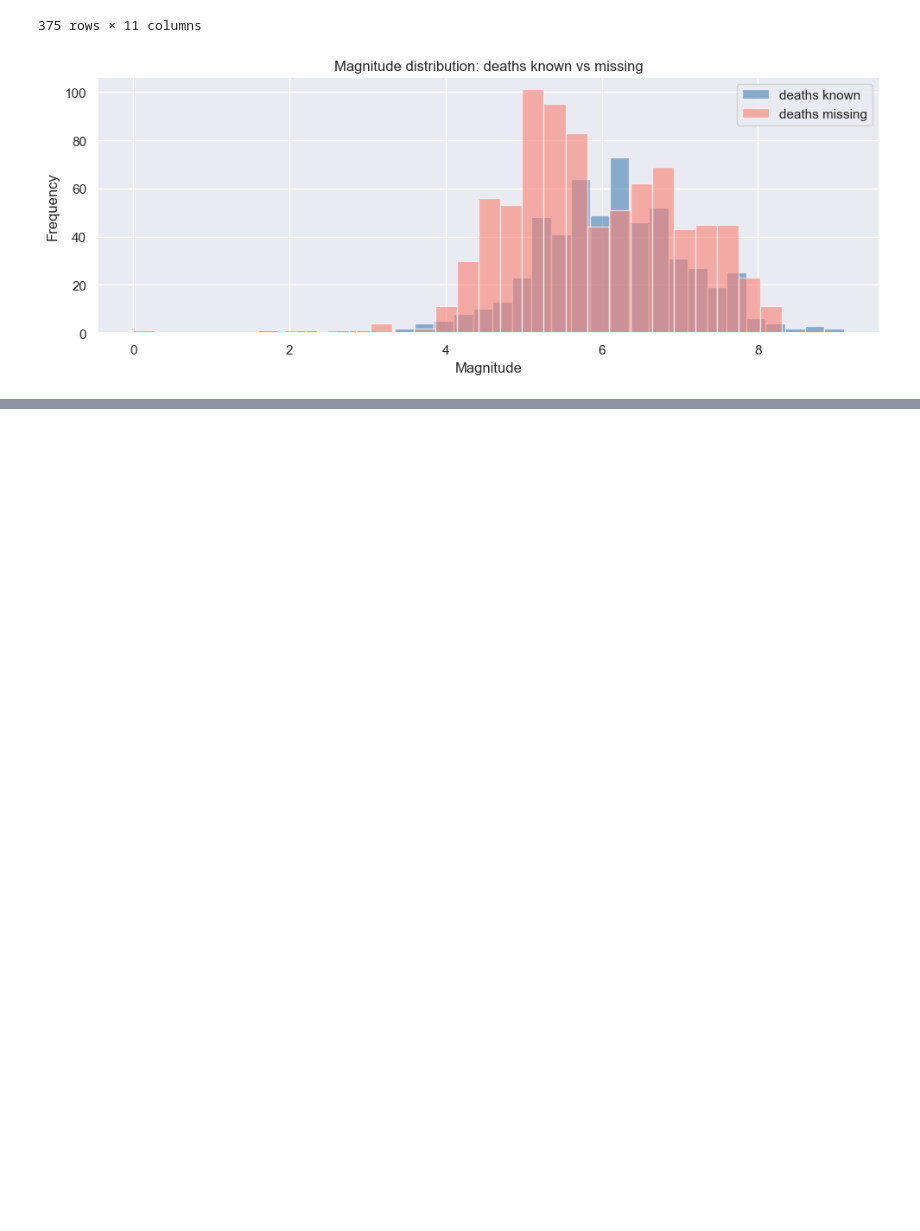
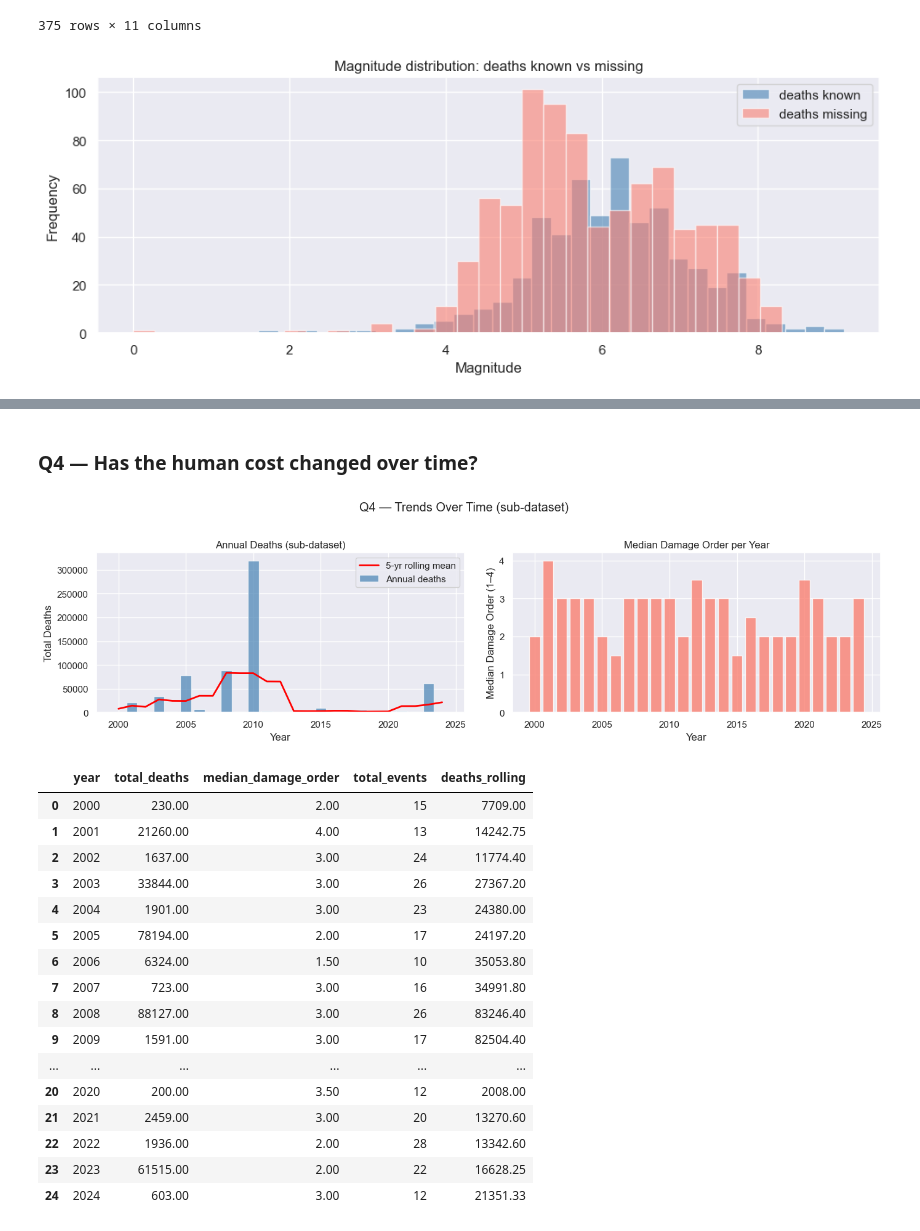
Before and after one commit to amandazweller/Final-project, a Jupyter notebook: explore_cleaned.ipynb, the cells around one changed output, grey strips where cells are left out. Drawn from its saved outputs; the diff is of its cells as text; code cells hidden in the pictures; blank space fills up the shorter version.

```diff
--- a/explore_cleaned.ipynb
+++ b/explore_cleaned.ipynb
@@ -471,0 +691,53 @@ plt.show()
+# %% [markdown]
+### Q4 — Has the human cost changed over time?
+# %%
+q4 = (
+    sub.groupby('year')
+    .agg(
+        total_deaths       =('deaths',       'sum'),
+        median_damage_order=('damage_order',  'median'),
+        total_events       =('magnitude',     'count'),
+    )
+    .reset_index()
+    .sort_values('year')
+)
+q4['deaths_rolling'] = q4['total_deaths'].rolling(5, center=True, min_periods=1).mean()
+
+fig, axes = plt.subplots(1, 2, figsize=(14, 4))
+
+axes[0].bar(q4['year'], q4['total_deaths'], color='steelblue', alpha=0.7, label='Annual deaths')
+axes[0].plot(q4['year'], q4['deaths_rolling'], color='red', linewidth=2, label='5-yr rolling mean')
+axes[0].set_title('Annual Deaths (sub-dataset)')
+axes[0].set_xlabel('Year')
+axes[0].set_ylabel('Total Deaths')
+axes[0].legend()
+
+axes[1].bar(q4['year'], q4['median_damage_order'], color='salmon', alpha=0.8)
+axes[1].set_title('Median Damage Order per Year')
+axes[1].set_xlabel('Year')
+axes[1].set_ylabel('Median Damage Order (1–4)')
+
+plt.suptitle('Q4 — Trends Over Time (sub-dataset)', y=1.02)
+plt.tight_layout()
+plt.show()
+
+q4
+# %% [output]
+[figure, added]
+|  | year | total_deaths | median_damage_order | total_events | deaths_rolling |
+| 0 | 2000 | 230.00 | 2.00 | 15 | 7709.00 |
+| 1 | 2001 | 21260.00 | 4.00 | 13 | 14242.75 |
+| 2 | 2002 | 1637.00 | 3.00 | 24 | 11774.40 |
+| 3 | 2003 | 33844.00 | 3.00 | 26 | 27367.20 |
+| 4 | 2004 | 1901.00 | 3.00 | 23 | 24380.00 |
+| 5 | 2005 | 78194.00 | 2.00 | 17 | 24197.20 |
+| 6 | 2006 | 6324.00 | 1.50 | 10 | 35053.80 |
+| 7 | 2007 | 723.00 | 3.00 | 16 | 34991.80 |
+| 8 | 2008 | 88127.00 | 3.00 | 26 | 83246.40 |
+| 9 | 2009 | 1591.00 | 3.00 | 17 | 82504.40 |
+| ... | ... | ... | ... | ... | ... |
+| 20 | 2020 | 200.00 | 3.50 | 12 | 2008.00 |
+| 21 | 2021 | 2459.00 | 3.00 | 20 | 13270.60 |
+| 22 | 2022 | 1936.00 | 2.00 | 28 | 13342.60 |
+| 23 | 2023 | 61515.00 | 2.00 | 22 | 16628.25 |
+| 24 | 2024 | 603.00 | 3.00 | 12 | 21351.33 |
```
Also changed, not shown: parts of 13 cells of this notebook.
